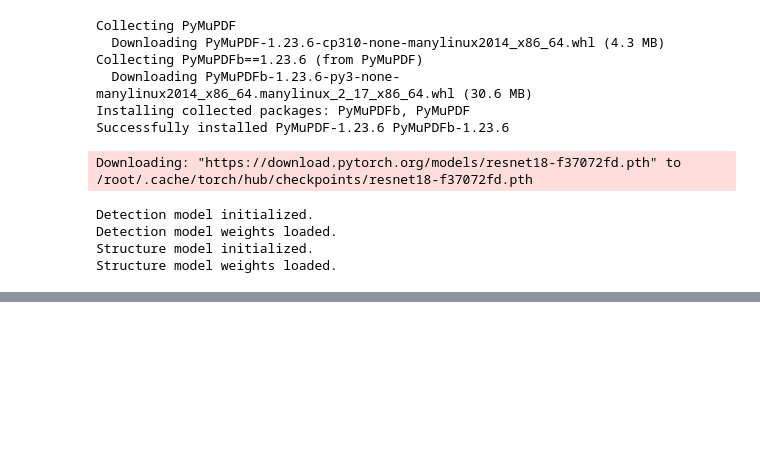
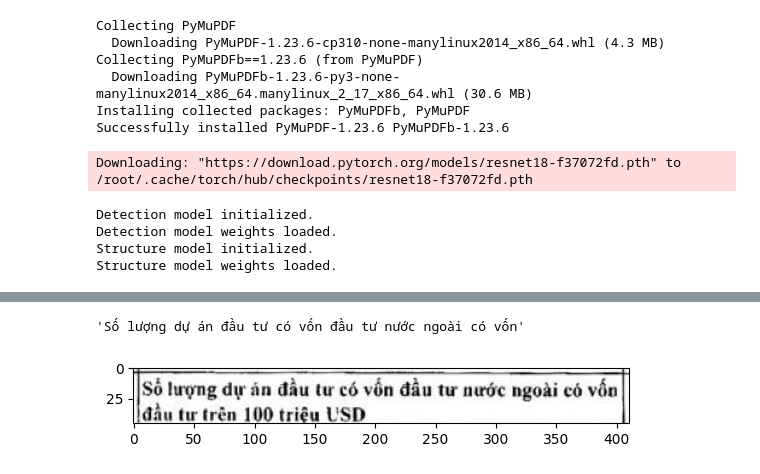
Before and after one commit to HoanChan/TableVision, a Jupyter notebook: Pubtables_Detect.ipynb, the cells around one changed output, grey strips where cells are left out. Drawn from its saved outputs; the diff is of its cells as text; code cells hidden in the pictures; blank space fills up the shorter version.

```diff
--- a/Pubtables_Detect.ipynb
+++ b/Pubtables_Detect.ipynb
@@ -231,0 +287,8 @@ File /content/1.jpg không tồn tại.
+# %%
+pil_image = Image.fromarray(cv2.cvtColor(cells_imgs[49][0], cv2.COLOR_BGR2RGB))
+plt.imshow(pil_image)
+s = detector.predict(pil_image)
+s
+# %% [output]
+'Số lượng dự án đầu tư có vốn đầu tư nước ngoài có vốn'
+[figure, added]
```
Also changed, not shown: parts of 19 cells of this notebook, 1 other file.
